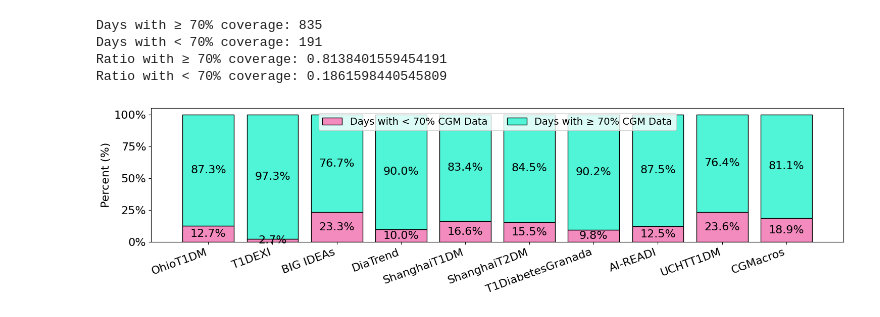
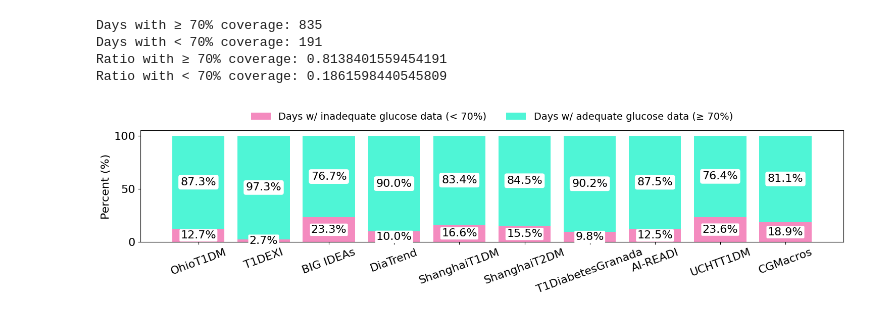
Before and after one commit to Augmented-Health-Lab/Glucose-ML_arxiV2025, a Jupyter notebook: Script_for_Figures/figure1_2_script.ipynb, the cells around one changed output. Saved outputs shown, nothing was run; the diff lists cells and outputs as text; code cells hidden in the pictures.

Commit message:
Update the figure code

```diff
--- a/Script_for_Figures/figure1_2_script.ipynb
+++ b/Script_for_Figures/figure1_2_script.ipynb
@@ -286,7 +286,7 @@ Ratio with < 70% coverage: 0.10020605140440299
 # %% [markdown]
 # ShanghaiT1DM
 # %%
-folder_path_shanghait1= '../6_ShanghaiT1DM/'
+folder_path_shanghait1= './6_ShanghaiT1DM/'
 file_names_shanghait1= [f for f in os.listdir(folder_path_shanghait1) if os.path.isfile(os.path.join(folder_path_shanghait1, f))]
 valid_day_num_shanghait1 = 0
 invalid_day_num_shanghait1 = 0
@@ -312,7 +312,7 @@ Ratio with < 70% coverage: 0.16574585635359115
 # %% [markdown]
 # ShanghaiT2DM
 # %%
-folder_path_shanghait2= '../7_ShanghaiT2DM/'
+folder_path_shanghait2= './7_ShanghaiT2DM/'
 file_names_shanghait2= [f for f in os.listdir(folder_path_shanghait2) if os.path.isfile(os.path.join(folder_path_shanghait2, f))]
 valid_day_num_shanghait2 = 0
 invalid_day_num_shanghait2 = 0
@@ -338,7 +338,7 @@ Ratio with < 70% coverage: 0.15479876160990713
 # %% [markdown]
 # AI-READI
 # %%
-folder_path_aireadi= '../9_AI-READI/'
+folder_path_aireadi= './9_AI-READI/'
 file_names_aireadi= [f for f in os.listdir(folder_path_aireadi) if os.path.isfile(os.path.join(folder_path_aireadi, f))]
 valid_day_num_aireadi = 0
 invalid_day_num_aireadi = 0
@@ -364,7 +389,7 @@ Ratio with < 70% coverage: 0.12539128879348896
 # %% [markdown]
 # CGMacros
 # %%
-folder_path_CGMacros_dexcom = '../11_CGMacros/Dexcom GL'
+folder_path_CGMacros_dexcom = './11_CGMacros/Dexcom GL'
 file_names_CGMacros_dexcom = [f for f in os.listdir(folder_path_CGMacros_dexcom) if os.path.isfile(os.path.join(folder_path_CGMacros_dexcom, f))]
 # folder_path_CGMacros_libre = './11_CGMacros/Libre GL'
 # file_names_CGMacros_libre = [f for f in os.listdir(folder_path_CGMacros_libre) if os.path.isfile(os.path.join(folder_path_CGMacros_libre, f))]
@@ -455,48 +480,53 @@ high_coverage_ratios = [valid_ratio_ohio,
                         valid_ratio_aireadi,
                         valid_ratio_uchtt1dm,
                         valid_ratio_CGMacros]
 low_coverage_ratios = [invalid_ratio_ohio,
                        invalid_ratio_t1dexi,
                        invalid_ratio_bil,
                        invalid_ratio_diatrend,
                        invalid_ratio_shanghait1,
                        invalid_ratio_shanghait2,
                        invalid_ratio_T1DiabetesGranada,
                        invalid_ratio_aireadi,
                        invalid_ratio_uchtt1dm,
                        invalid_ratio_CGMacros
                        ]
 
+from matplotlib.ticker import PercentFormatter
+import matplotlib.pyplot as plt
+
 # Plot setup
 fig, ax = plt.subplots(figsize=(15, 4))
 
 # Bottom bar: < 70% coverage
-ax.bar(datasets, low_coverage_ratios, label='Days with < 70% CGM Data', color='#F48BBF', edgecolor='black')
+ax.bar(datasets, low_coverage_ratios, label='Days w/ inadequate glucose data (< 70%)', color='#F48BBF')
 
-# Top bar: ≥ 70% coverage (stacked on top of low coverage)
-ax.bar(datasets, high_coverage_ratios, bottom=low_coverage_ratios, label='Days with ≥ 70% CGM Data', color='#4FF5D6', edgecolor='black')
+# Top bar: ≥ 70% coverage (stacked)
+ax.bar(datasets, high_coverage_ratios, bottom=low_coverage_ratios, label='Days w/ adequate glucose data (≥ 70%)', color='#4FF5D6')
 
-# Add labels and title
+# Axis labels and formatting
 ax.set_ylabel('Percent (%)', fontsize=16)
-# ax.set_title('Daily CGM Coverage per Dataset', fontsize=14)
-ax.set_ylim(0, 1.05)  # So bars don't touch top
+ax.set_ylim(0, 1.05)
+ax.yaxis.set_major_formatter(PercentFormatter(xmax=1.0, decimals=0, symbol=''))  # Just numbers
+ax.tick_params(axis='y', labelsize=16)
+plt.xticks(rotation=20, fontsize=16)
 
-# Format y-axis ticks as percentages
-ax.yaxis.set_major_formatter(PercentFormatter(1.0))
-ax.tick_params(axis='y', labelsize=16)  # Increase font size for y-ticks
-
-# Format x-axis ticks with rotation and larger font size
-plt.xticks(rotation=20, ha='right', fontsize=16)
-
-# Annotate percentage values on bars
+# Add annotations with white background
 for i in range(len(datasets)):
     ax.text(i, low_coverage_ratios[i] / 2,
-            f"{low_coverage_ratios[i] * 100:.1f}%", ha='center', va='center', color='black', fontsize=16)
+            f"{low_coverage_ratios[i] * 100:.1f}%",
+            ha='center', va='center', color='black', fontsize=16,
+            bbox=dict(facecolor='white', edgecolor='none', boxstyle='round,pad=0.1'))
+
     ax.text(i, low_coverage_ratios[i] + high_coverage_ratios[i] / 2,
-            f"{high_coverage_ratios[i] * 100:.1f}%", ha='center', va='center', color='black', fontsize=16)
+            f"{high_coverage_ratios[i] * 100:.1f}%",
+            ha='center', va='center', color='black', fontsize=16,
+            bbox=dict(facecolor='white', edgecolor='none', boxstyle='round,pad=0.2'))
 
-ax.legend(fontsize=14, ncol=2, loc='upper center', bbox_to_anchor=(0.5, 1))
+# Legend setup — outside top center, no border
+ax.legend(fontsize=14, ncol=2, loc='lower center', bbox_to_anchor=(0.5, 1), frameon=False)
+
 plt.tight_layout()
 plt.show()
 # %% [output]
-[figure, old version]
+[figure, new version]
```
Also changed, not shown: parts of 6 cells of this notebook, 3 other files.
